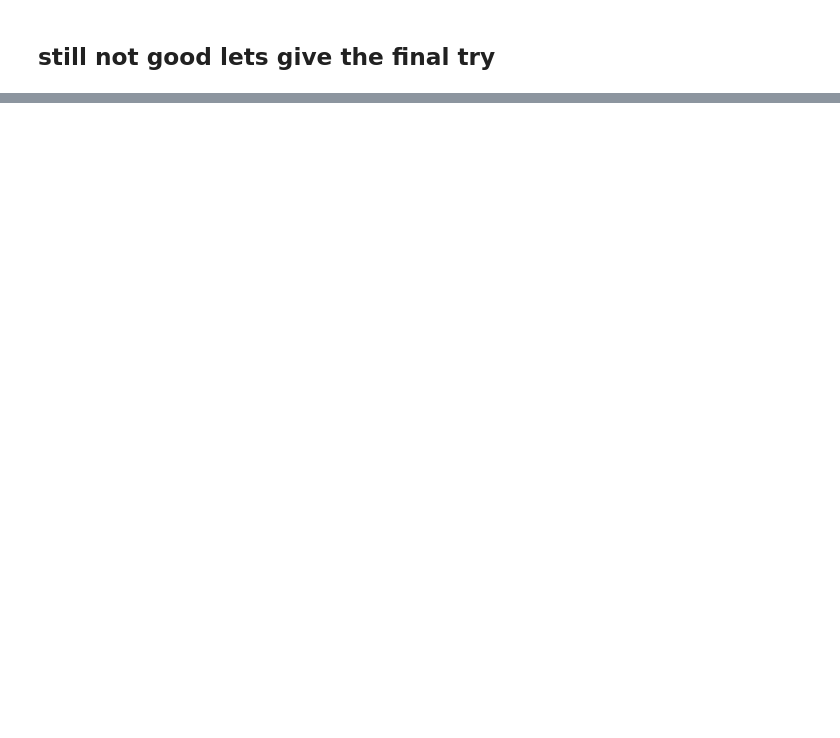
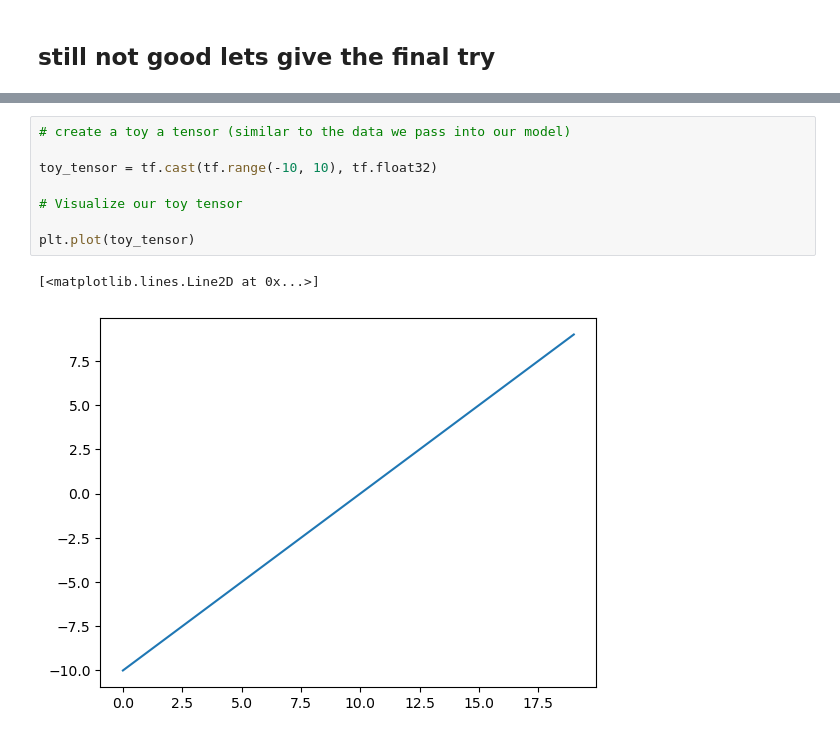
Before and after one commit to mageshyt/Machine-Learning-2023, a Jupyter notebook: Deep learning/02_neural_network_Classfication_in_tensorflow.ipynb, the cells around one changed output, grey strips where cells are left out. Drawn from its saved outputs; the diff is of its cells as text; blank space fills up the shorter version.

```diff
--- a/Deep learning/02_neural_network_Classfication_in_tensorflow.ipynb
+++ b/Deep learning/02_neural_network_Classfication_in_tensorflow.ipynb
@@ -513,0 +512,11 @@ Doing binary classification
+# %%
+# create a toy a tensor (similar to the data we pass into our model)
+
+toy_tensor = tf.cast(tf.range(-10, 10), tf.float32)
+
+# Visualize our toy tensor
+
+plt.plot(toy_tensor)
+# %% [output]
+[<matplotlib.lines.Line2D at 0x...>]
+[figure, added]
```
Also changed, not shown: parts of 18 cells of this notebook, 12 other files.
